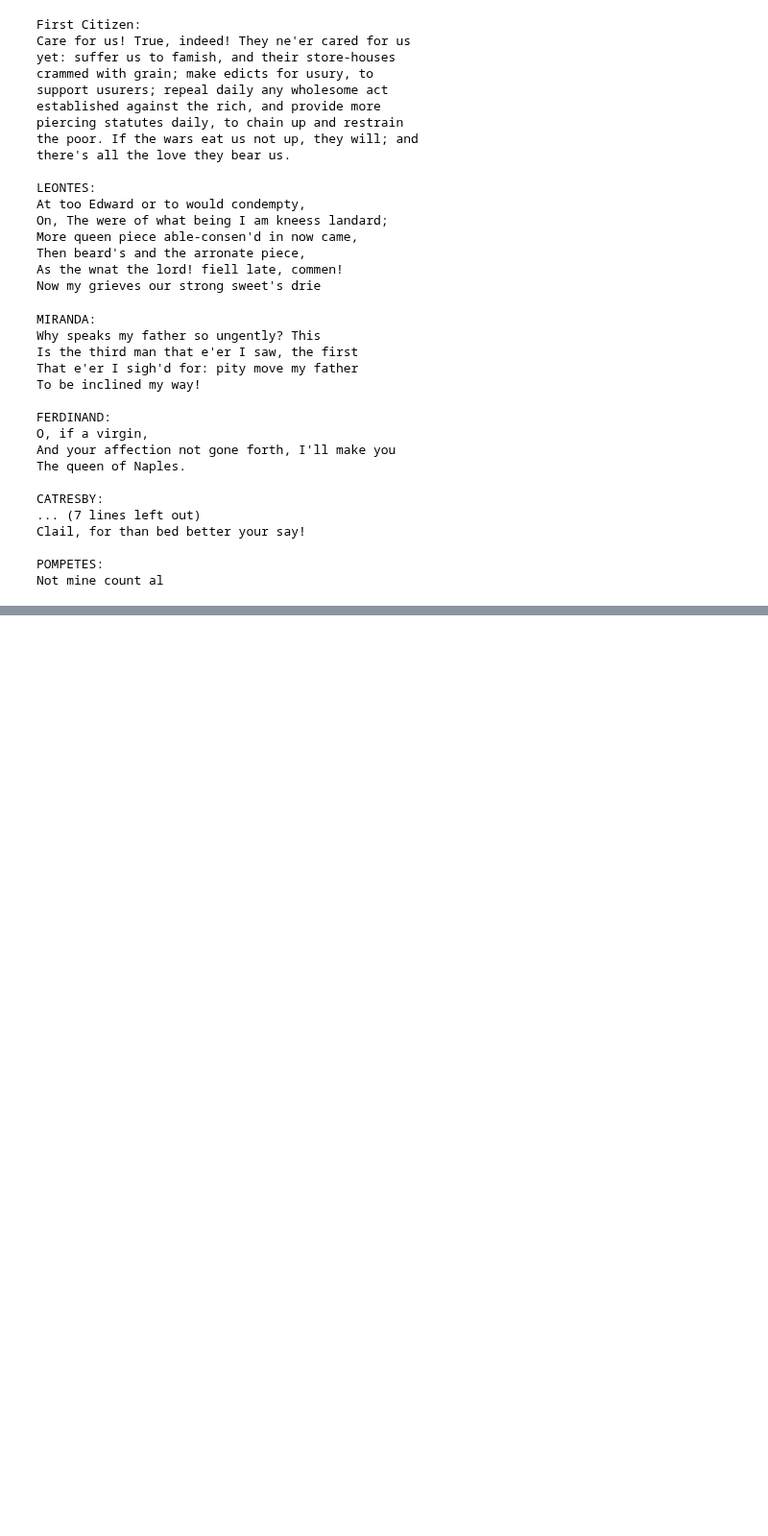
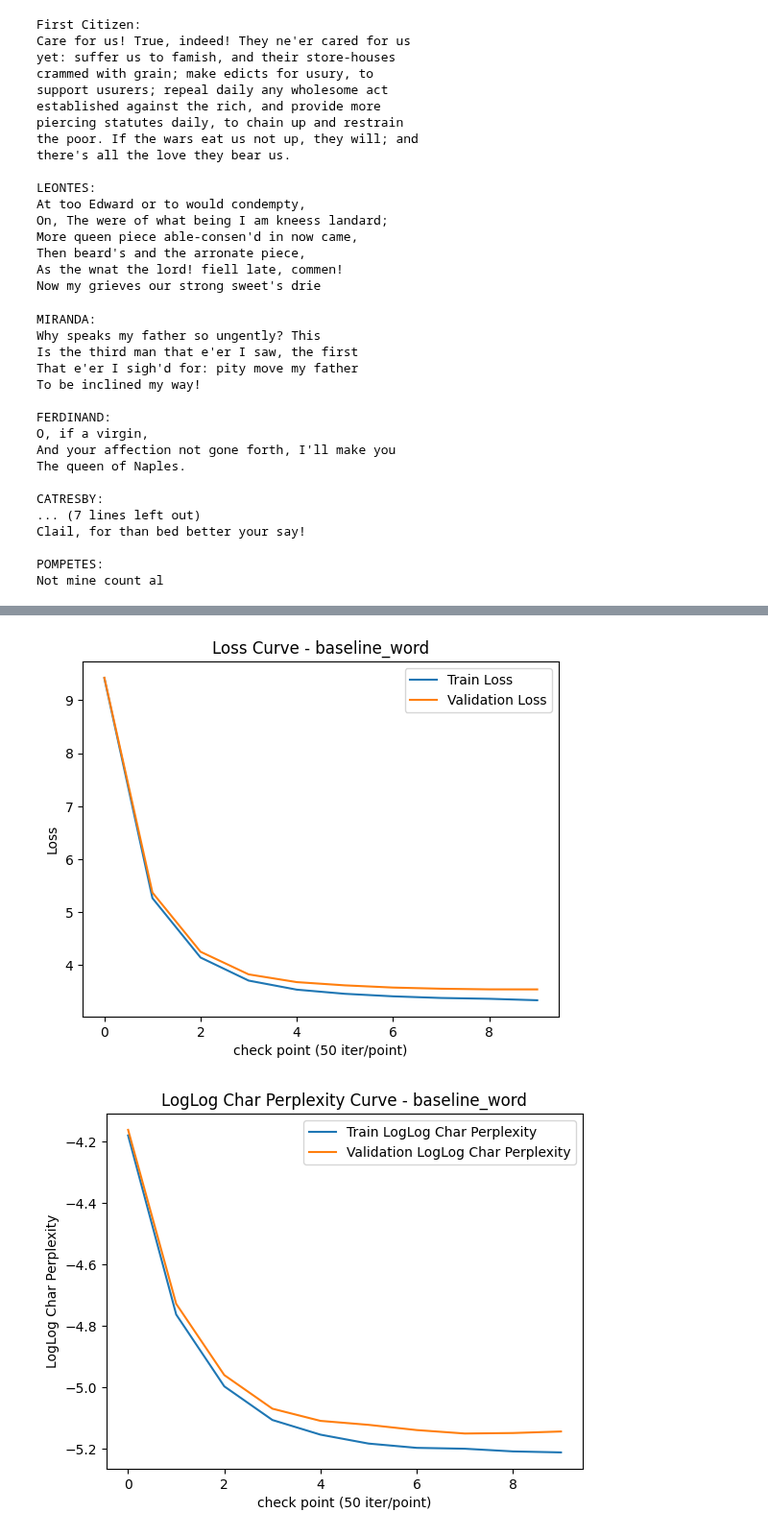
Before and after one commit to fatday/STATS-305B-HW4-Group, a Jupyter notebook: Part2_Working.ipynb, the cells around one changed output, grey strips where cells are left out. Shown at 96% size. Drawn from its saved outputs; the diff is of its cells as text; code cells hidden in the pictures; blank space fills up the shorter version.

```diff
--- a/Part2_Working.ipynb
+++ b/Part2_Working.ipynb
@@ -885,0 +879,6 @@ plt.show()
+# %%
+wordTokenizer = SimpleWordTokenizer(data)
+baselineTransoformer = TransformerLM(wordTokenizer.vocab_size, CONTEXT_WINDOW_SIZE).to(device)
+baseline_word = ModelTokenizerSystem(baselineTransoformer, wordTokenizer, device, model_name= "baseline_word", optimizer_weight_decay=0)
+# %%
+baseline_word.train()
@@ -885,0 +938,5 @@ plt.show()
+# %%
+plot_loss(baseline_word, "baseline_word")
+# %% [output]
+[figure, added]
+[figure, added]
```
Also changed, not shown: parts of 20 cells of this notebook.
